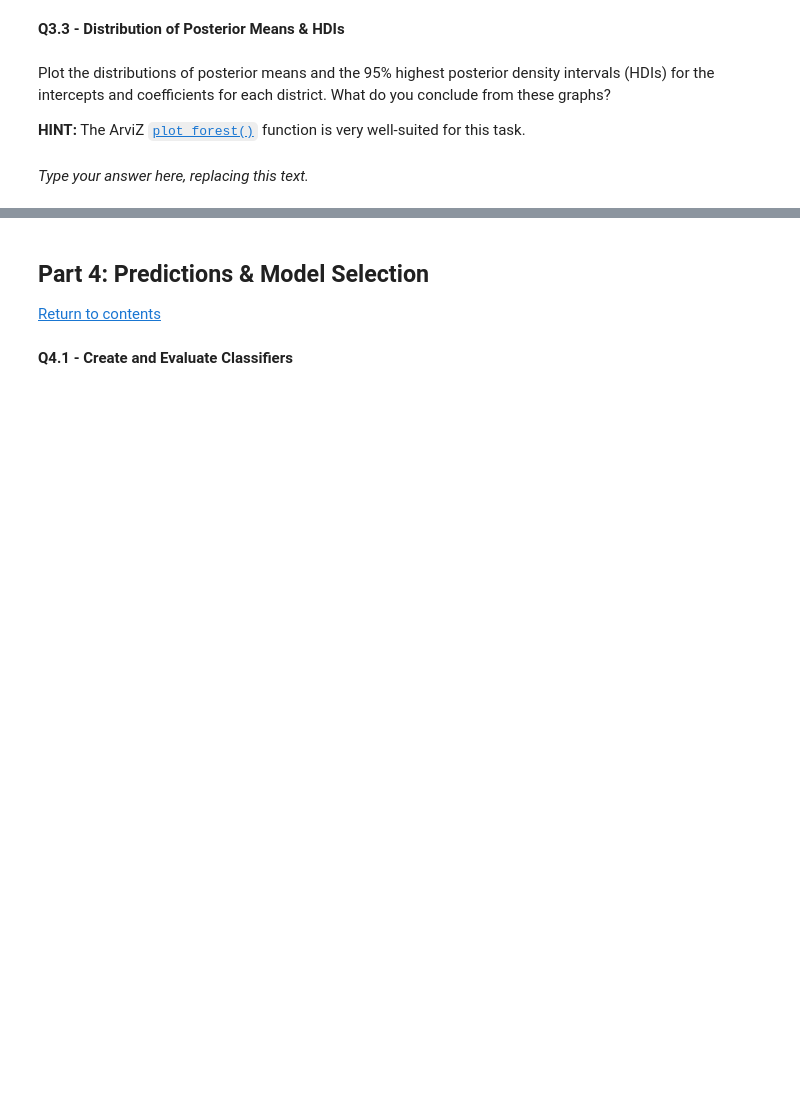
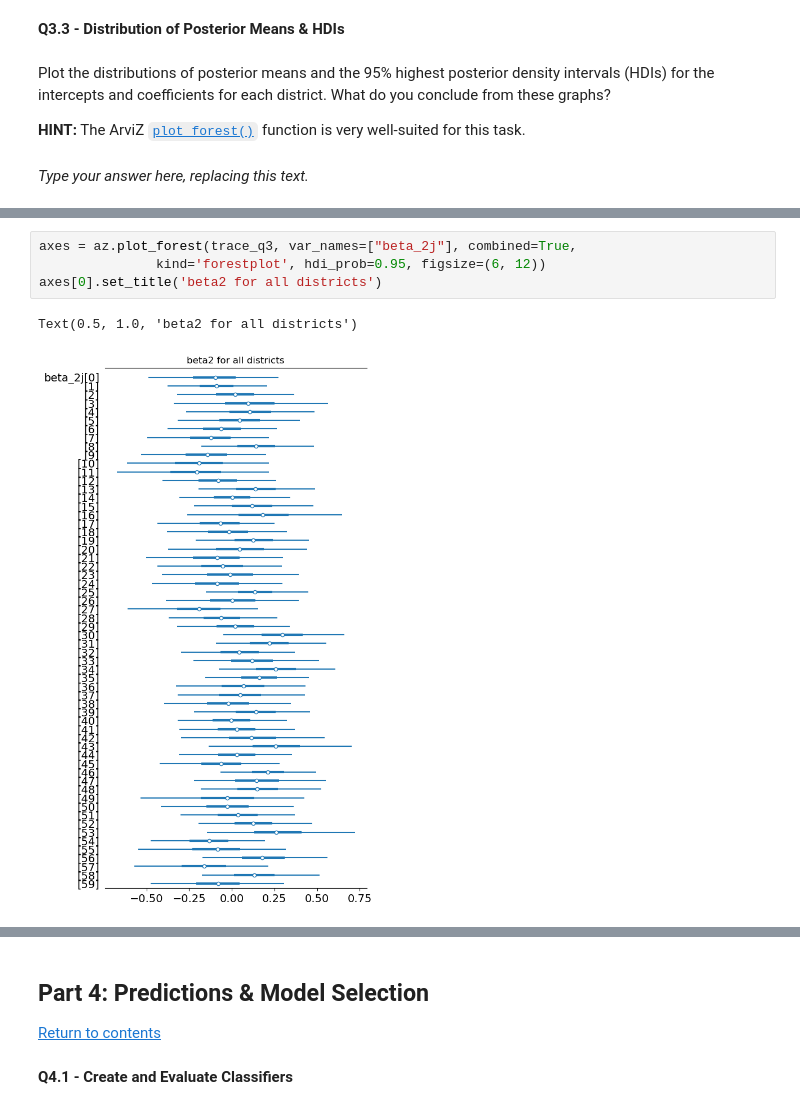
Before and after one commit to AvonYangXX1/CS109B_HW, a Jupyter notebook: cs109b_hw2.ipynb, the cells around one changed output, grey strips where cells are left out. Saved outputs shown, nothing was run; the diff lists cells and outputs as text; blank space fills up the shorter version.

```diff
--- a/cs109b_hw2.ipynb
+++ b/cs109b_hw2.ipynb
@@ -763,0 +777,7 @@ _Type your answer here, replacing this text._
+# %%
+axes = az.plot_forest(trace_q3, var_names=["beta_2j"], combined=True,
+               kind='forestplot', hdi_prob=0.95, figsize=(6, 12))
+axes[0].set_title('beta2 for all districts')
+# %% [output]
+Text(0.5, 1.0, 'beta2 for all districts')
+[figure, added]
```
Also changed, not shown: parts of 21 cells of this notebook, 1 other file.
